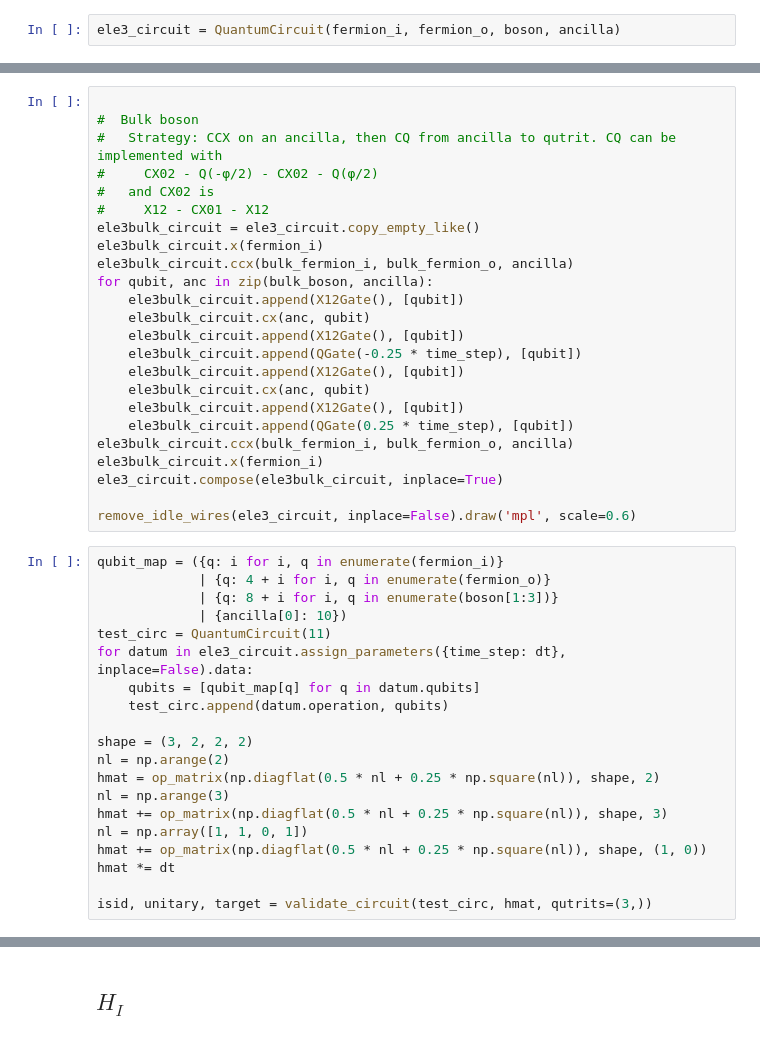
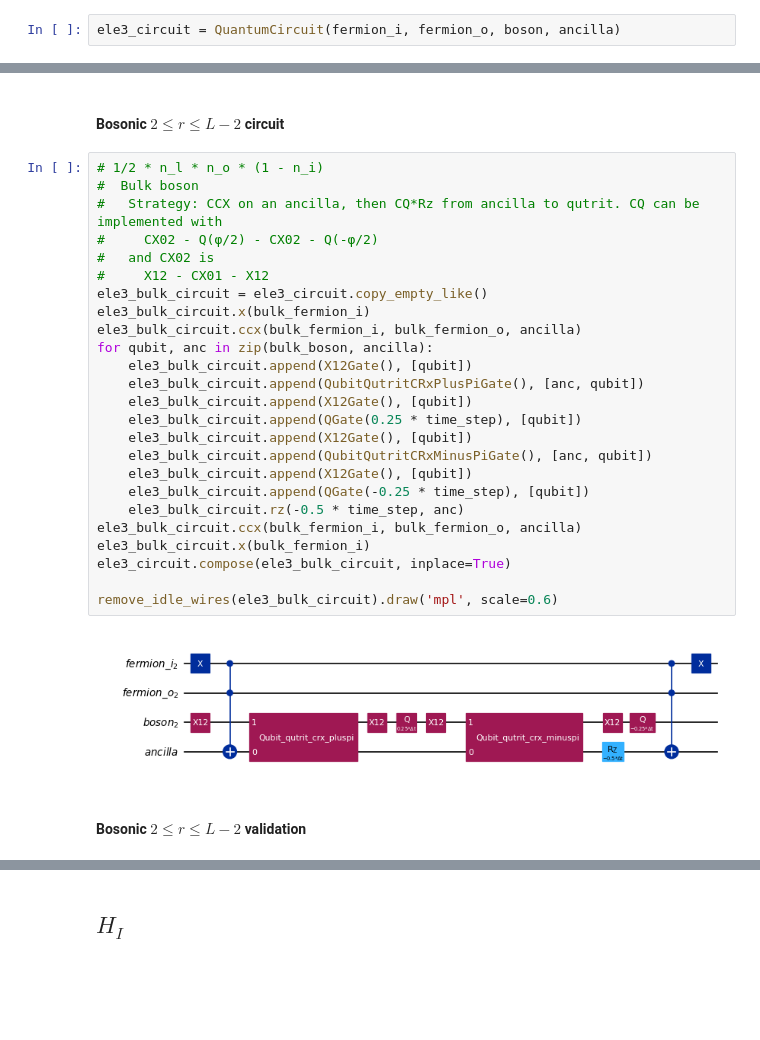
Before and after one commit to yiiyama/lsh-qudit, a Jupyter notebook: full_circuit.ipynb, the cells around one changed output, grey strips where cells are left out. Drawn from its saved outputs; the diff is of its cells as text; blank space fills up the shorter version.

```diff
--- a/full_circuit.ipynb
+++ b/full_circuit.ipynb
@@ -239,44 +245,31 @@ AttributeError: 'ParameterExpression' object has no attribute 'real'
+# %% [markdown]
+#### Bosonic $2 \leq r \leq L-2$ circuit
 # %%
-
+# 1/2 * n_l * n_o * (1 - n_i)
 #  Bulk boson
-#   Strategy: CCX on an ancilla, then CQ from ancilla to qutrit. CQ can be implemented with
-#     CX02 - Q(-φ/2) - CX02 - Q(φ/2)
+#   Strategy: CCX on an ancilla, then CQ*Rz from ancilla to qutrit. CQ can be implemented with
+#     CX02 - Q(φ/2) - CX02 - Q(-φ/2)
 #   and CX02 is
 #     X12 - CX01 - X12
-ele3bulk_circuit = ele3_circuit.copy_empty_like()
-ele3bulk_circuit.x(fermion_i)
-ele3bulk_circuit.ccx(bulk_fermion_i, bulk_fermion_o, ancilla)
+ele3_bulk_circuit = ele3_circuit.copy_empty_like()
+ele3_bulk_circuit.x(bulk_fermion_i)
+ele3_bulk_circuit.ccx(bulk_fermion_i, bulk_fermion_o, ancilla)
 for qubit, anc in zip(bulk_boson, ancilla):
-    ele3bulk_circuit.append(X12Gate(), [qubit])
-    ele3bulk_circuit.cx(anc, qubit)
-    ele3bulk_circuit.append(X12Gate(), [qubit])
-    ele3bulk_circuit.append(QGate(-0.25 * time_step), [qubit])
-    ele3bulk_circuit.append(X12Gate(), [qubit])
-    ele3bulk_circuit.cx(anc, qubit)
-    ele3bulk_circuit.append(X12Gate(), [qubit])
-    ele3bulk_circuit.append(QGate(0.25 * time_step), [qubit])
-ele3bulk_circuit.ccx(bulk_fermion_i, bulk_fermion_o, ancilla)
-ele3bulk_circuit.x(fermion_i)
-ele3_circuit.compose(ele3bulk_circuit, inplace=True)
+    ele3_bulk_circuit.append(X12Gate(), [qubit])
+    ele3_bulk_circuit.append(QubitQutritCRxPlusPiGate(), [anc, qubit])
+    ele3_bulk_circuit.append(X12Gate(), [qubit])
+    ele3_bulk_circuit.append(QGate(0.25 * time_step), [qubit])
+    ele3_bulk_circuit.append(X12Gate(), [qubit])
+    ele3_bulk_circuit.append(QubitQutritCRxMinusPiGate(), [anc, qubit])
+    ele3_bulk_circuit.append(X12Gate(), [qubit])
+    ele3_bulk_circuit.append(QGate(-0.25 * time_step), [qubit])
+    ele3_bulk_circuit.rz(-0.5 * time_step, anc)
+ele3_bulk_circuit.ccx(bulk_fermion_i, bulk_fermion_o, ancilla)
+ele3_bulk_circuit.x(bulk_fermion_i)
+ele3_circuit.compose(ele3_bulk_circuit, inplace=True)
 
-remove_idle_wires(ele3_circuit, inplace=False).draw('mpl', scale=0.6)
+remove_idle_wires(ele3_bulk_circuit).draw('mpl', scale=0.6)
+# %% [output]
+[figure, added]
-# %%
-qubit_map = ({q: i for i, q in enumerate(fermion_i)}
-             | {q: 4 + i for i, q in enumerate(fermion_o)}
-             | {q: 8 + i for i, q in enumerate(boson[1:3])}
-             | {ancilla[0]: 10})
-test_circ = QuantumCircuit(11)
-for datum in ele3_circuit.assign_parameters({time_step: dt}, inplace=False).data:
-    qubits = [qubit_map[q] for q in datum.qubits]
-    test_circ.append(datum.operation, qubits)
-
-shape = (3, 2, 2, 2)
-nl = np.arange(2)
-hmat = op_matrix(np.diagflat(0.5 * nl + 0.25 * np.square(nl)), shape, 2)
-nl = np.arange(3)
-hmat += op_matrix(np.diagflat(0.5 * nl + 0.25 * np.square(nl)), shape, 3)
-nl = np.array([1, 1, 0, 1])
-hmat += op_matrix(np.diagflat(0.5 * nl + 0.25 * np.square(nl)), shape, (1, 0))
-hmat *= dt
-
-isid, unitary, target = validate_circuit(test_circ, hmat, qutrits=(3,))
+# %% [markdown]
+#### Bosonic $2 \leq r \leq L-2$ validation
```
Also changed, not shown: parts of 71 cells of this notebook.
